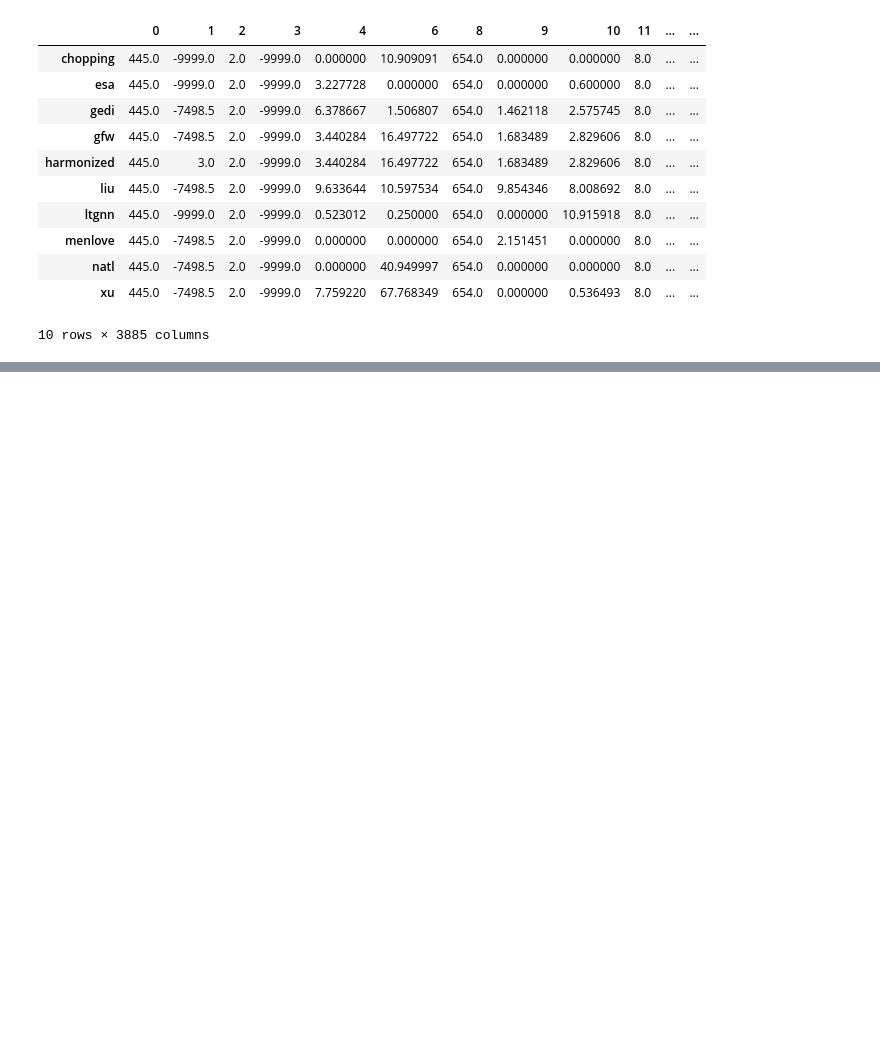
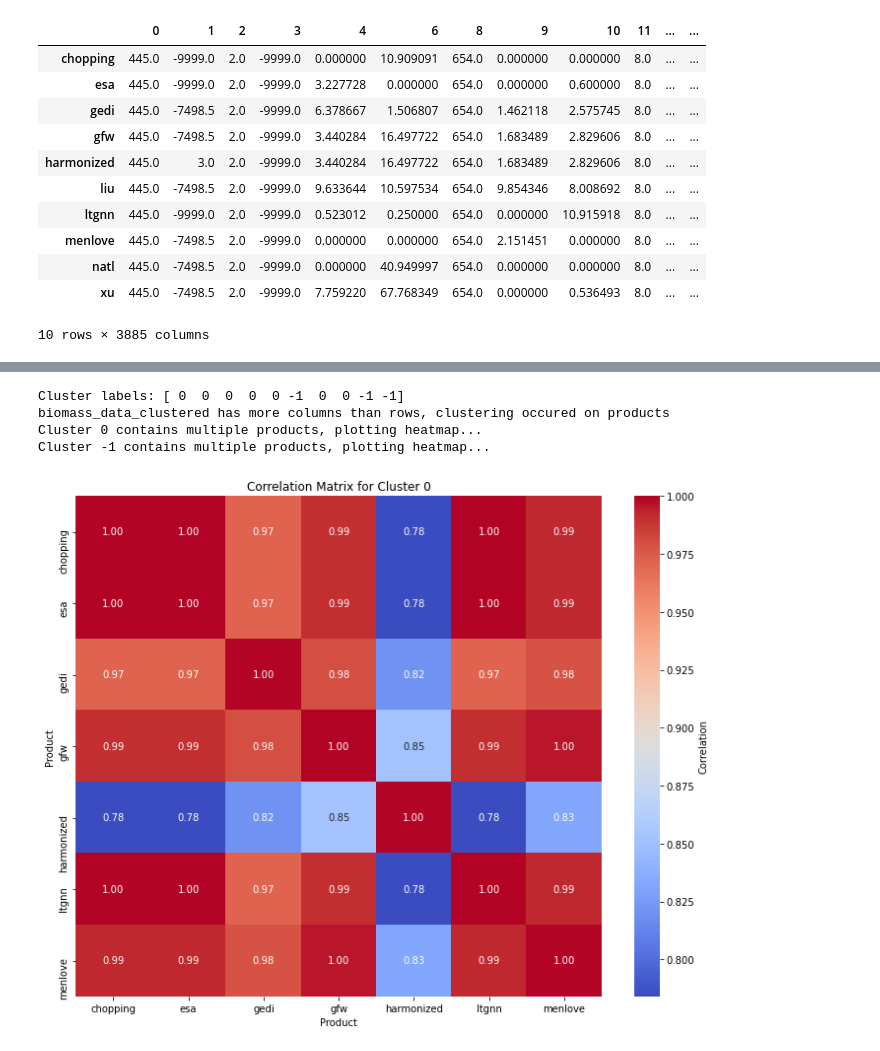
Before and after one commit to aiza-k/ClusterAnalysis, a Jupyter notebook: AZ_clustering.ipynb, the cells around one changed output, grey strips where cells are left out. Saved outputs shown, nothing was run; the diff lists cells and outputs as text; code cells hidden in the pictures; blank space fills up the shorter version.

```diff
--- a/AZ_clustering.ipynb
+++ b/AZ_clustering.ipynb
@@ -279,0 +539,29 @@ Cluster 0 contains multiple products, plotting heatmap...
+# %%
+# DBSCAN clustering
+dbscan = DBSCAN(eps=38, min_samples=2)  # Adjust the parameters as needed
+clusters = dbscan.fit_predict(data_scaled)
+labels = dbscan.labels_
+print("Cluster labels:", clusters)
+
+# cluster_distances=get_dist(data_scaled, labels)
+
+# Add cluster labels to the transposed DataFrame
+data_transposed.loc[:,'cluster'] = clusters
+
+# Transpose the data back to the original format
+biomass_data_clustered = data_transposed.reset_index()
+
+# List of products
+products = ['chopping', 'esa', 'gedi', 'gfw', 'harmonized', 'liu', 'ltgnn','menlove','natl','xu']
+corr_matrix=plot_heat_by_clus(biomass_data_clustered,products)
+
+# METRICS
+# Extract predicted cluster labels
+# predicted_labels = biomass_data_clustered['cluster']
+# print_indices(data_scaled, predicted_labels)
+# %% [output]
+Cluster labels: [ 0  0  0  0  0 -1  0  0 -1 -1]
+biomass_data_clustered has more columns than rows, clustering occured on products
+Cluster 0 contains multiple products, plotting heatmap...
+Cluster -1 contains multiple products, plotting heatmap...
+[figure, added]
```
Also changed, not shown: parts of 29 cells of this notebook, 1 other file.
